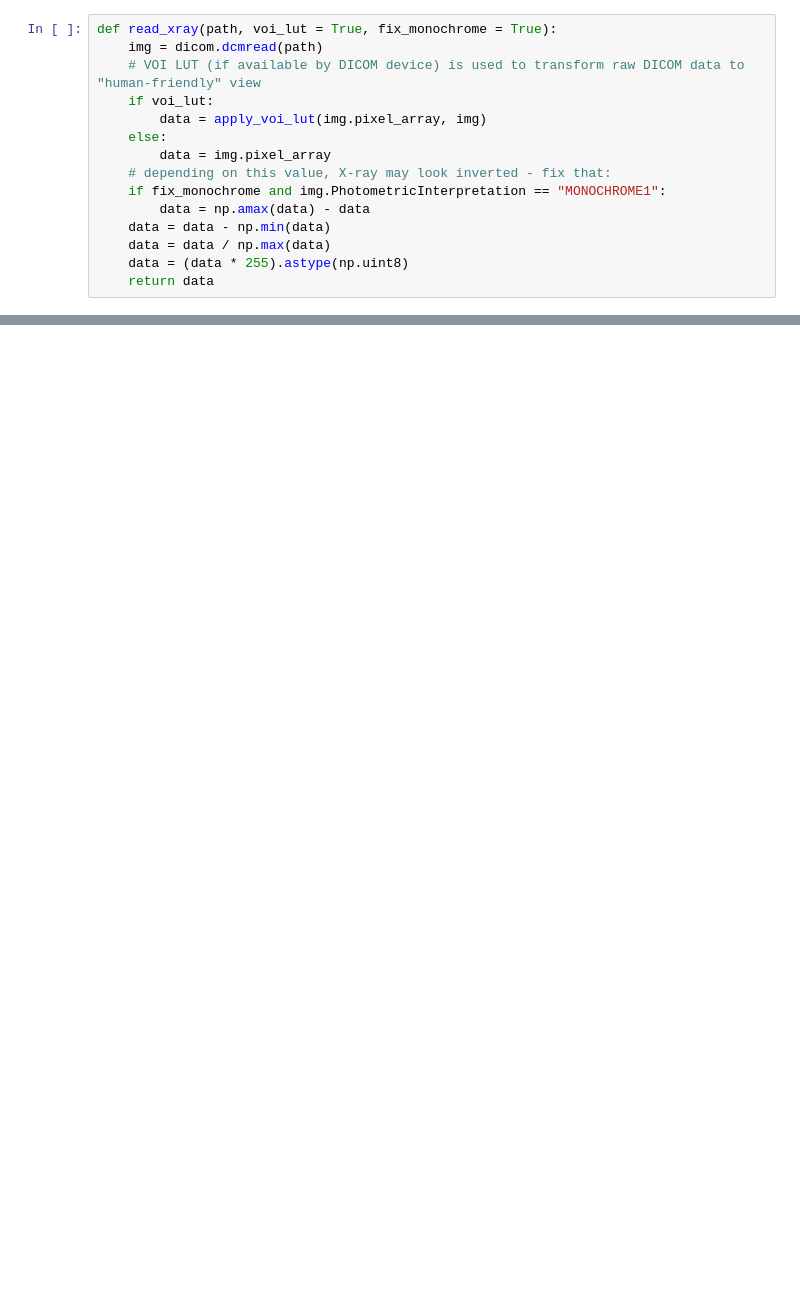
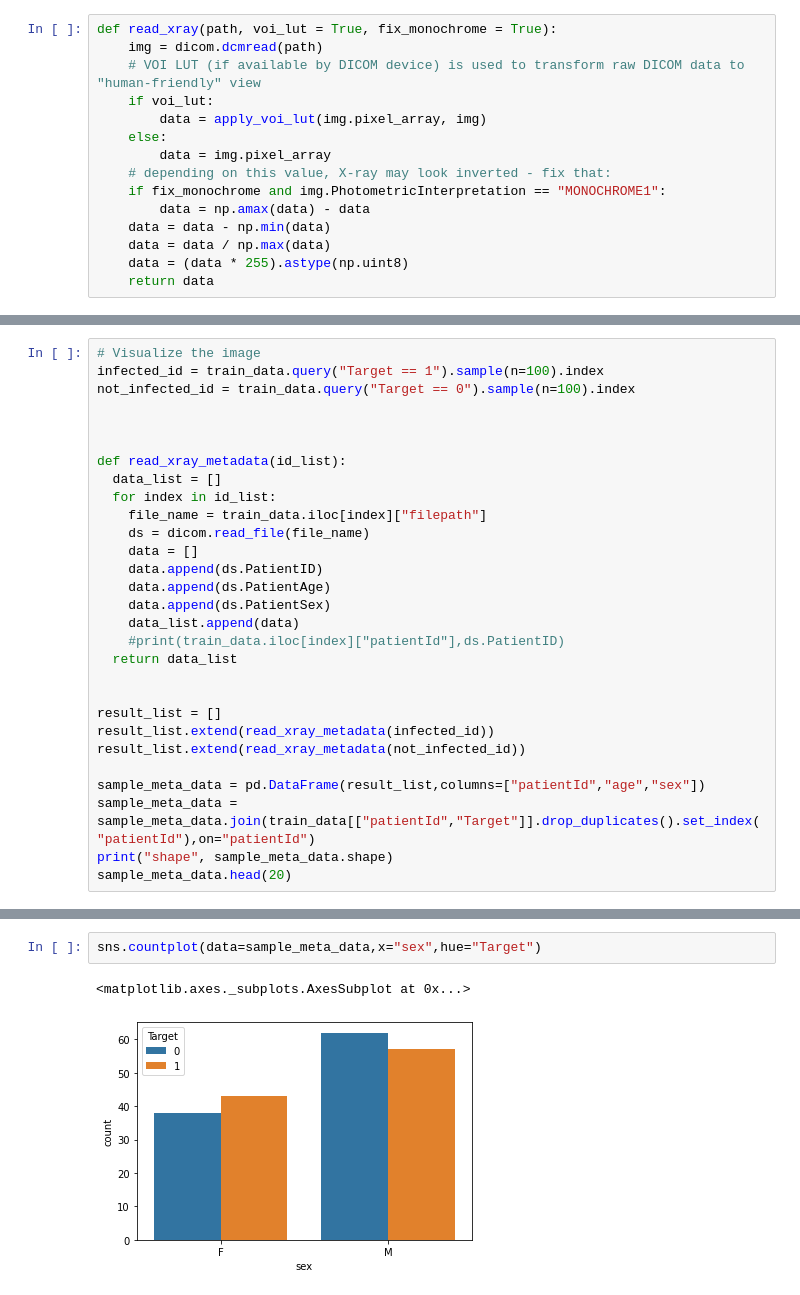
Before and after one commit to baalasangar/MLAI, a Jupyter notebook: 13_Capstone/Image_classification.ipynb, the cells around one changed output, grey strips where cells are left out. Drawn from its saved outputs; the diff is of its cells as text; blank space fills up the shorter version.

Commit message:
retriving metadata

```diff
--- a/13_Capstone/Image_classification.ipynb
+++ b/13_Capstone/Image_classification.ipynb
@@ -224,0 +275,29 @@ plot_images(not_infected_id)
+# %%
+# Visualize the image
+infected_id = train_data.query("Target == 1").sample(n=100).index
+not_infected_id = train_data.query("Target == 0").sample(n=100).index
+
+
+
+def read_xray_metadata(id_list):
+  data_list = []
+  for index in id_list:
+    file_name = train_data.iloc[index]["filepath"]
+    ds = dicom.read_file(file_name)
+    data = []
+    data.append(ds.PatientID)
+    data.append(ds.PatientAge)
+    data.append(ds.PatientSex)
+    data_list.append(data)
+    #print(train_data.iloc[index]["patientId"],ds.PatientID)
+  return data_list
+
+
+result_list = []
+result_list.extend(read_xray_metadata(infected_id))
+result_list.extend(read_xray_metadata(not_infected_id))
+
+sample_meta_data = pd.DataFrame(result_list,columns=["patientId","age","sex"])
+sample_meta_data = sample_meta_data.join(train_data[["patientId","Target"]].drop_duplicates().set_index("patientId"),on="patientId")
+print("shape", sample_meta_data.shape)
+sample_meta_data.head(20)
@@ -224,0 +323,5 @@ plot_images(not_infected_id)
+# %%
+sns.countplot(data=sample_meta_data,x="sex",hue="Target")
+# %% [output]
+<matplotlib.axes._subplots.AxesSubplot at 0x...>
+[figure, added]
```
Also changed, not shown: parts of 23 cells of this notebook.
